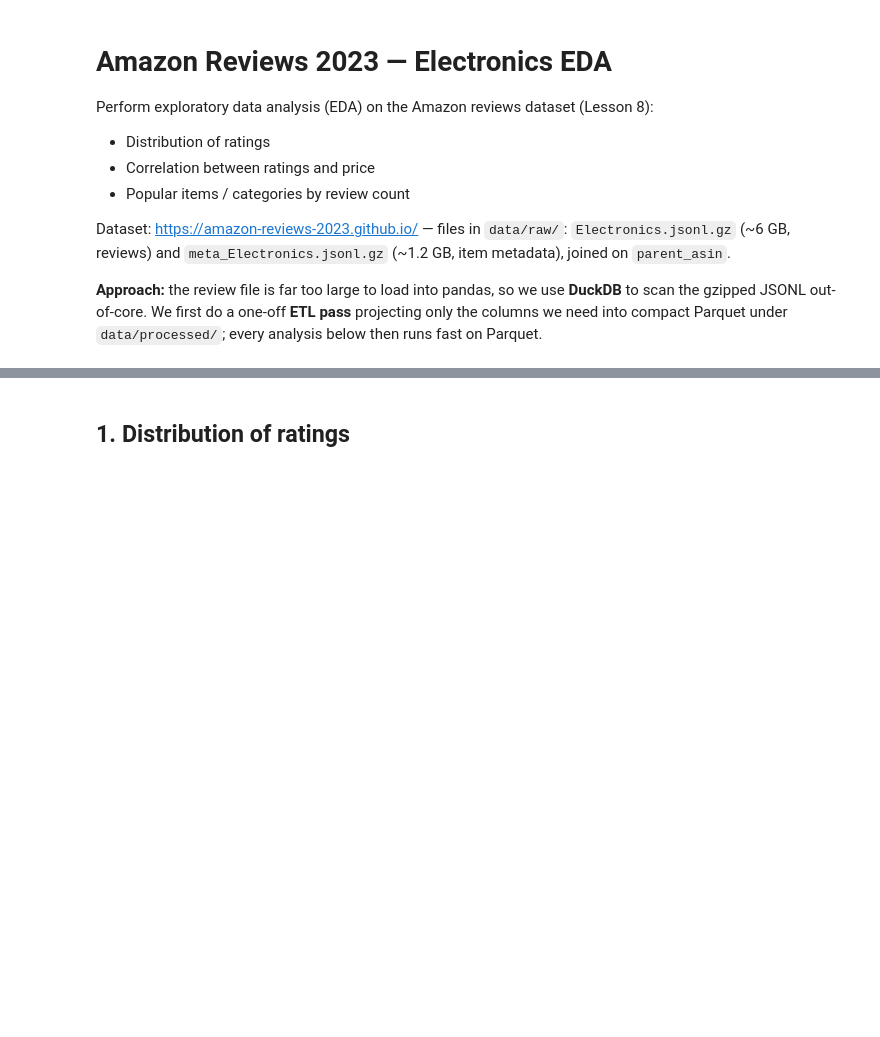
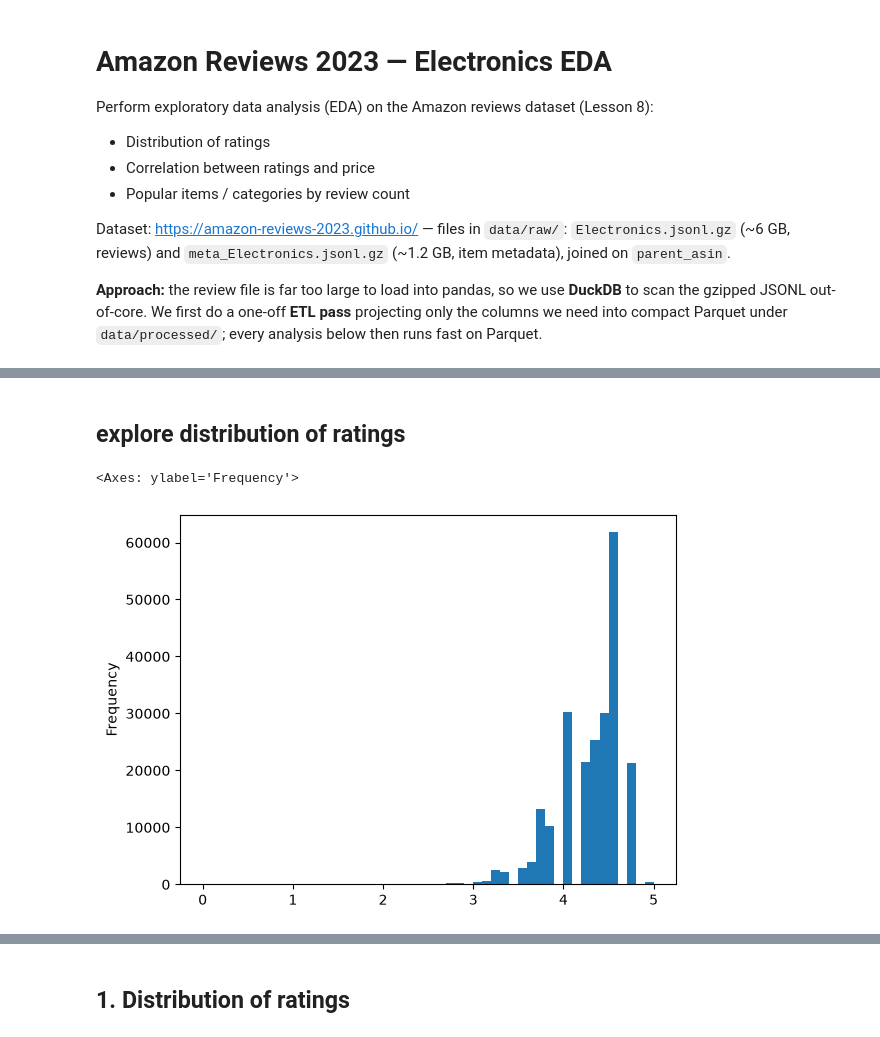
Before and after one commit to hchenv/ai-eng-project, a Jupyter notebook: notebooks/week1/01-amazon-data-eda.ipynb, the cells around one changed output, grey strips where cells are left out. Saved outputs shown, nothing was run; the diff lists cells and outputs as text; code cells hidden in the pictures; blank space fills up the shorter version.

```diff
--- a/notebooks/week1/01-amazon-data-eda.ipynb
+++ b/notebooks/week1/01-amazon-data-eda.ipynb
@@ -33,0 +148,2 @@ con.execute(f"SET memory_limit='6GB'; SET threads={os.cpu_count()}; "
+# %%
+df_ratings_100 = df[df['rating_number'] >= 100].copy()
@@ -33,0 +154,7 @@ con.execute(f"SET memory_limit='6GB'; SET threads={os.cpu_count()}; "
+# %% [markdown]
+## explore distribution of ratings
+# %%
+df_ratings_100['average_rating'].plot(kind='hist', bins=50, range=(0,5))
+# %% [output]
+<Axes: ylabel='Frequency'>
+[figure, added]
```
Also changed, not shown: parts of 22 cells of this notebook, 22 other files.
